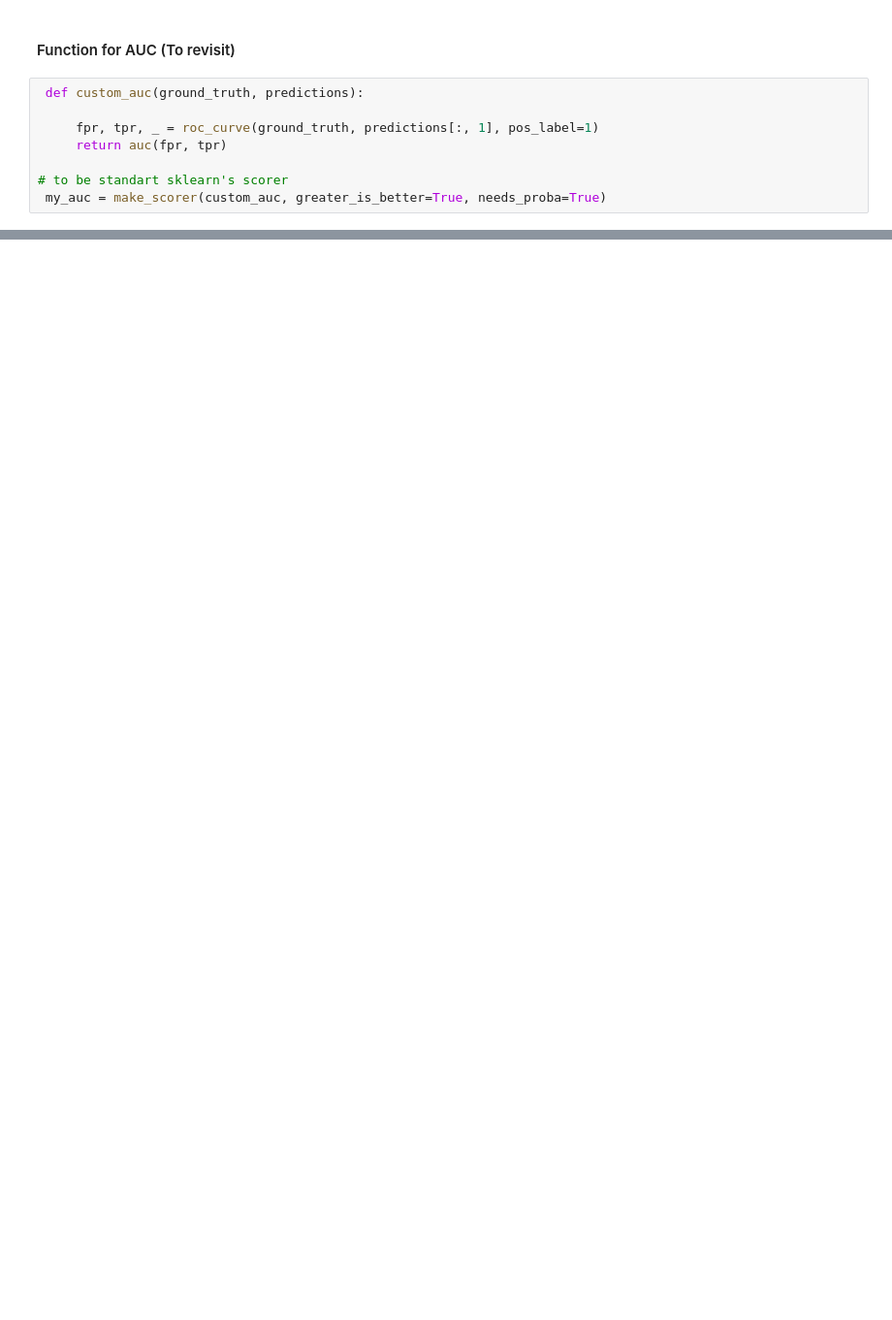
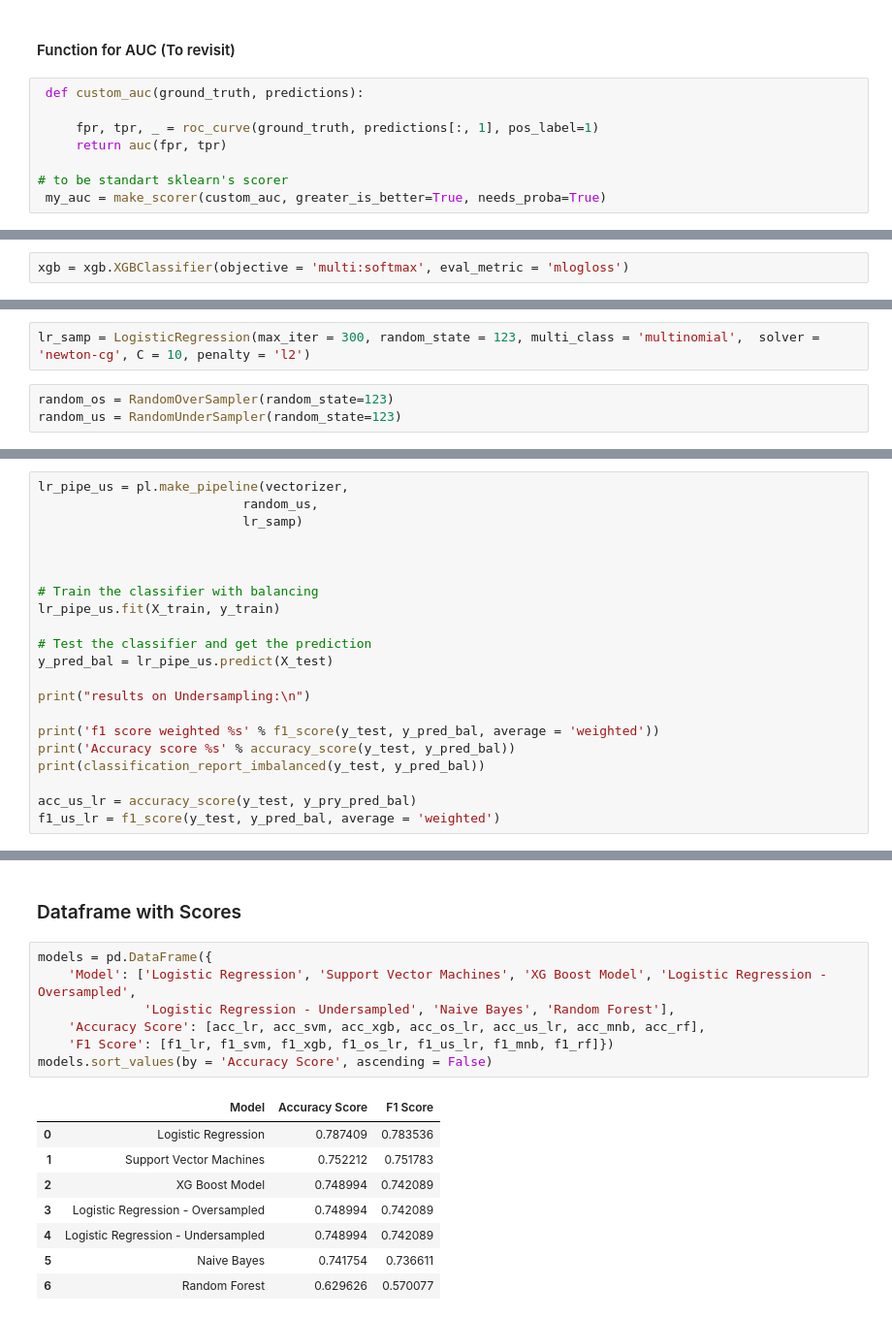
Before and after one commit to rvillanuevaunger/recipechatbot, a Jupyter notebook: feature_engineering.ipynb, the cells around one changed output, grey strips where cells are left out. Shown at 97% size. Drawn from its saved outputs; the diff is of its cells as text; blank space fills up the shorter version.

```diff
--- a/feature_engineering.ipynb
+++ b/feature_engineering.ipynb
@@ -501,0 +736,2 @@ print(list(scores.values())[-4])
+# %%
+xgb = xgb.XGBClassifier(objective = 'multi:softmax', eval_metric = 'mlogloss')
@@ -501,0 +823,5 @@ print(list(scores.values())[-4])
+# %%
+lr_samp = LogisticRegression(max_iter = 300, random_state = 123, multi_class = 'multinomial',  solver = 'newton-cg', C = 10, penalty = 'l2')
+# %%
+random_os = RandomOverSampler(random_state=123)
+random_us = RandomUnderSampler(random_state=123)
@@ -501,0 +870,21 @@ print(list(scores.values())[-4])
+# %%
+lr_pipe_us = pl.make_pipeline(vectorizer,
+                           random_us,
+                           lr_samp)
+
+
+
+# Train the classifier with balancing
+lr_pipe_us.fit(X_train, y_train)
+
+# Test the classifier and get the prediction
+y_pred_bal = lr_pipe_us.predict(X_test)
+
+print("results on Undersampling:\n")
+
+print('f1 score weighted %s' % f1_score(y_test, y_pred_bal, average = 'weighted'))
+print('Accuracy score %s' % accuracy_score(y_test, y_pred_bal))
+print(classification_report_imbalanced(y_test, y_pred_bal))
+
+acc_us_lr = accuracy_score(y_test, y_pry_pred_bal)
+f1_us_lr = f1_score(y_test, y_pred_bal, average = 'weighted')
@@ -501,0 +910,18 @@ print(list(scores.values())[-4])
+# %% [markdown]
+### Dataframe with Scores
+# %%
+models = pd.DataFrame({
+    'Model': ['Logistic Regression', 'Support Vector Machines', 'XG Boost Model', 'Logistic Regression - Oversampled',
+              'Logistic Regression - Undersampled', 'Naive Bayes', 'Random Forest'],
+    'Accuracy Score': [acc_lr, acc_svm, acc_xgb, acc_os_lr, acc_us_lr, acc_mnb, acc_rf],
+    'F1 Score': [f1_lr, f1_svm, f1_xgb, f1_os_lr, f1_us_lr, f1_mnb, f1_rf]})
+models.sort_values(by = 'Accuracy Score', ascending = False)
+# %% [output]
+|  | Model | Accuracy Score | F1 Score |
+| 0 | Logistic Regression | 0.787409 | 0.783536 |
+| 1 | Support Vector Machines | 0.752212 | 0.751783 |
+| 2 | XG Boost Model | 0.748994 | 0.742089 |
+| 3 | Logistic Regression - Oversampled | 0.748994 | 0.742089 |
+| 4 | Logistic Regression - Undersampled | 0.748994 | 0.742089 |
+| 5 | Naive Bayes | 0.741754 | 0.736611 |
+| 6 | Random Forest | 0.629626 | 0.570077 |
```
Also changed, not shown: parts of 62 cells of this notebook.
